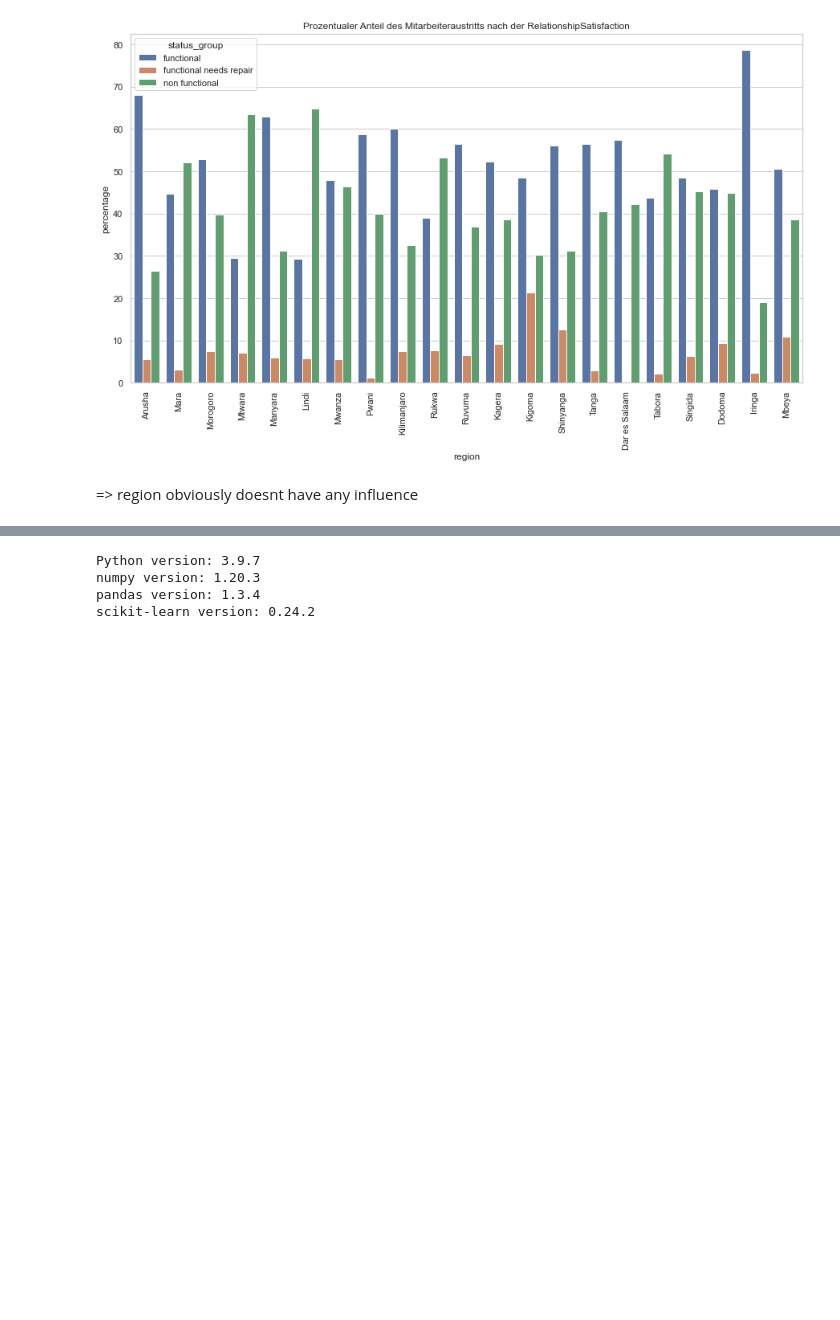
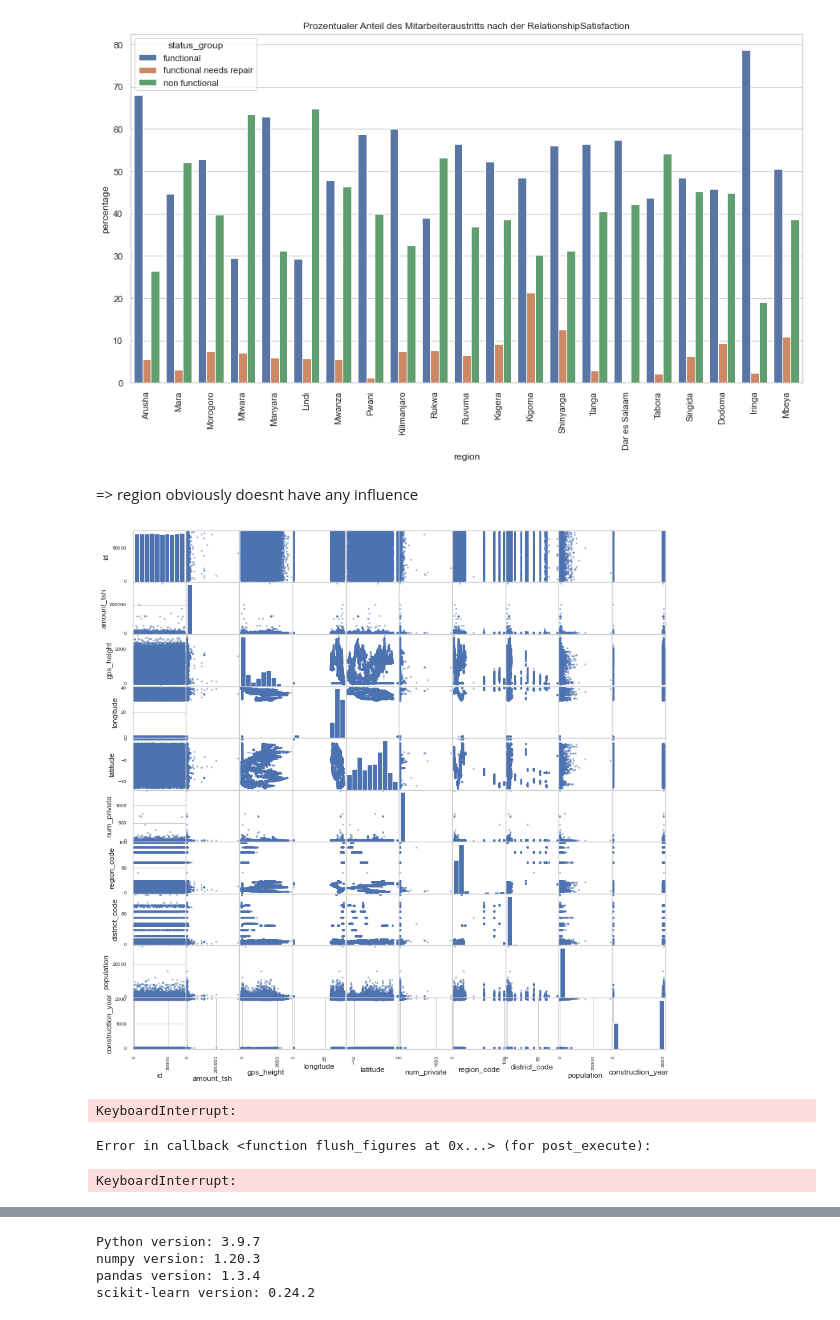
Before and after one commit to finitearth/DataExploration, a Jupyter notebook: luisa.ipynb, the cells around one changed output, grey strips where cells are left out. Cells and saved outputs as stored; diff of their text form; code cells hidden in the pictures; blank space fills up the shorter version.

Commit message:
adding some other plots

```diff
--- a/luisa.ipynb
+++ b/luisa.ipynb
@@ -463,3 +463,7 @@ sns.barplot(x="region", y="percentage", hue="status_group", data=attrition_count
 [figure]
 # %% [markdown]
 => region obviously doesnt have any influence
+# %%
+pd.plotting.scatter_matrix(train_data, figsize=(15,15));
+# %% [output]
+[figure, added]
@@ -465,0 +474,7 @@ sns.barplot(x="region", y="percentage", hue="status_group", data=attrition_count
+# %%
+sns.set(style="ticks", color_codes=True)
+g = sns.pairplot(train_data)
+# %% [output]
+KeyboardInterrupt:
+Error in callback <function flush_figures at 0x...> (for post_execute):
+KeyboardInterrupt:
```
Also changed, not shown: parts of 14 cells of this notebook.
